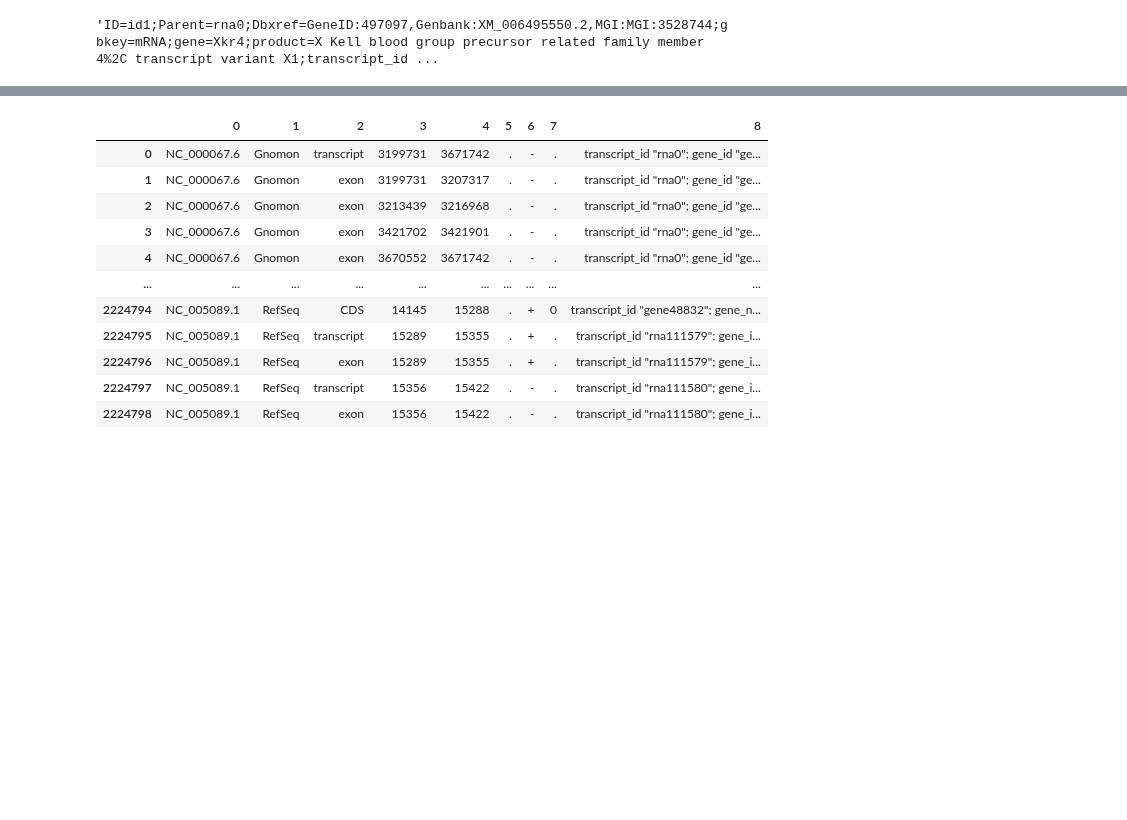
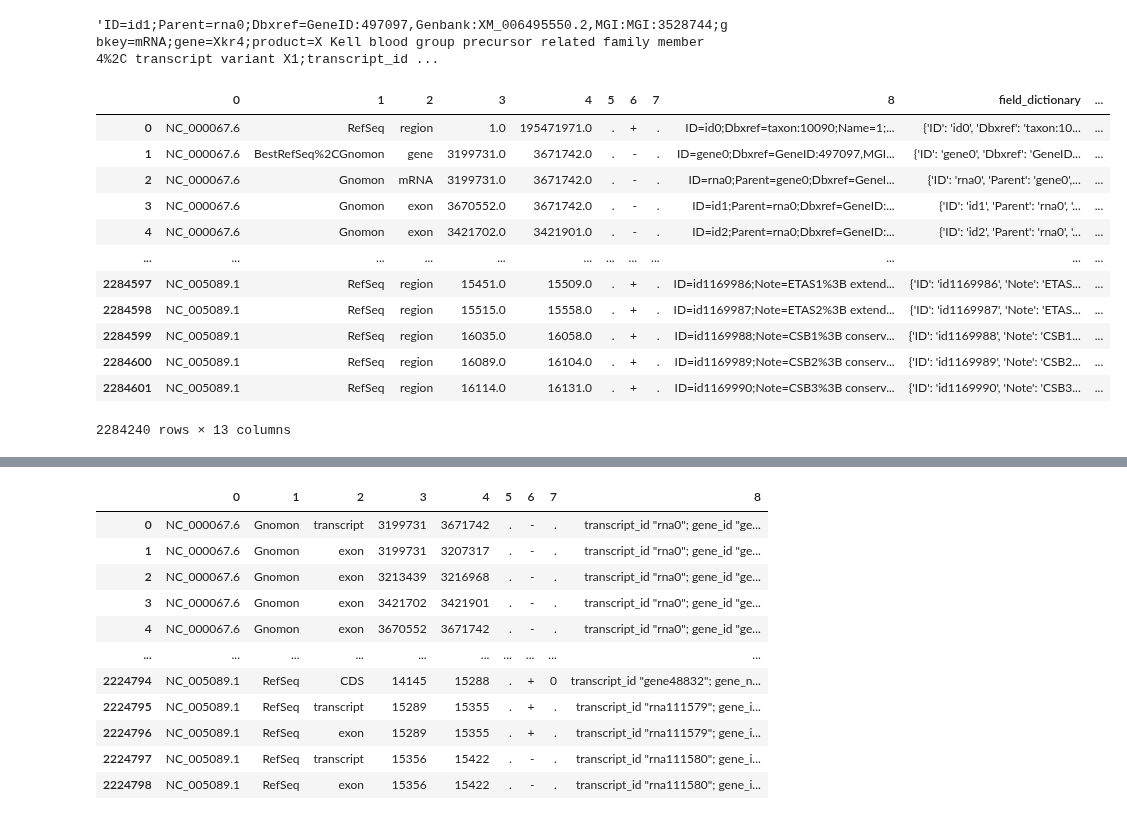
Before and after one commit to Arcadia-Science/glial-origins, a Jupyter notebook: notebooks/Mmus_adultbrain/1_Mmus_adultbrain_downloading.ipynb, the cells around one changed output, grey strips where cells are left out. Drawn from its saved outputs; the diff is of its cells as text; code cells hidden in the pictures; blank space fills up the shorter version.

```diff
--- a/notebooks/Mmus_adultbrain/1_Mmus_adultbrain_downloading.ipynb
+++ b/notebooks/Mmus_adultbrain/1_Mmus_adultbrain_downloading.ipynb
@@ -65,7 +65,7 @@ species_SampleDict = SampleDict(species, conditions, output_folder)
 
 genome_fasta = GenomeFastaFile(
     filename = '',
-    SampleDict = species_SampleDict,
+    sampledict = species_SampleDict,
     version = genome_version,
     url = genome_fasta_url,
     protocol = protocol
@@ -73,7 +73,7 @@ genome_fasta = GenomeFastaFile(
 
 annot = GenomeGffFile(
     filename = '',
-    SampleDict = species_SampleDict,
+    sampledict = species_SampleDict,
     GenomeFastaFile = genome_fasta,
     url = annot_url,
     protocol = protocol
@@ -81,7 +81,7 @@ annot = GenomeGffFile(
 
 gxc = GxcFile(
     filename = '',
-    SampleDict = species_SampleDict,
+    sampledict = species_SampleDict,
     GenomeFastaFile = genome_fasta,
     GenomeAnnotFile = annot,
     url = gxc_url,
@@ -167,3 +167,28 @@ display(models[attributes_column][3])
 | 2284602 | ### | NaN | NaN | NaN | NaN | NaN | NaN | NaN | NaN |
 2284603 rows × 9 columns
 'ID=id1;Parent=rna0;Dbxref=GeneID:497097,Genbank:XM_006495550.2,MGI:MGI:3528744;gbkey=mRNA;gene=Xkr4;product=X Kell blood group precursor related family member 4%2C transcript variant X1;transcript_id ...
+# %%
+# Remove any rows with NaNs
+models.dropna(inplace = True)
+
+# Extract field and database cross-ref (dbxref) information into columns
+models['field_dictionary'] = models[attributes_column].apply(convert_fields_to_dict_gff)
+models['gene_name'] = [d.get('gene') for d in models['field_dictionary']]
+models['Dbxref'] = [d.get('Dbxref') for d in models['field_dictionary']]
+models['dbxref_dict'] = models['Dbxref'].apply(convert_dbxref_to_dict)
+
+display(models)
+# %% [output]
+|  | 0 | 1 | 2 | 3 | 4 | 5 | 6 | 7 | 8 | field_dictionary | ... |
+| 0 | NC_000067.6 | RefSeq | region | 1.0 | 195471971.0 | . | + | . | ID=id0;Dbxref=taxon:10090;Name=1;... | {'ID': 'id0', 'Dbxref': 'taxon:10... | ... |
+| 1 | NC_000067.6 | BestRefSeq%2CGnomon | gene | 3199731.0 | 3671742.0 | . | - | . | ID=gene0;Dbxref=GeneID:497097,MGI... | {'ID': 'gene0', 'Dbxref': 'GeneID... | ... |
+| 2 | NC_000067.6 | Gnomon | mRNA | 3199731.0 | 3671742.0 | . | - | . | ID=rna0;Parent=gene0;Dbxref=GeneI... | {'ID': 'rna0', 'Parent': 'gene0',... | ... |
+| 3 | NC_000067.6 | Gnomon | exon | 3670552.0 | 3671742.0 | . | - | . | ID=id1;Parent=rna0;Dbxref=GeneID:... | {'ID': 'id1', 'Parent': 'rna0', '... | ... |
+| 4 | NC_000067.6 | Gnomon | exon | 3421702.0 | 3421901.0 | . | - | . | ID=id2;Parent=rna0;Dbxref=GeneID:... | {'ID': 'id2', 'Parent': 'rna0', '... | ... |
+| ... | ... | ... | ... | ... | ... | ... | ... | ... | ... | ... | ... |
+| 2284597 | NC_005089.1 | RefSeq | region | 15451.0 | 15509.0 | . | + | . | ID=id1169986;Note=ETAS1%3B extend... | {'ID': 'id1169986', 'Note': 'ETAS... | ... |
+| 2284598 | NC_005089.1 | RefSeq | region | 15515.0 | 15558.0 | . | + | . | ID=id1169987;Note=ETAS2%3B extend... | {'ID': 'id1169987', 'Note': 'ETAS... | ... |
+| 2284599 | NC_005089.1 | RefSeq | region | 16035.0 | 16058.0 | . | + | . | ID=id1169988;Note=CSB1%3B conserv... | {'ID': 'id1169988', 'Note': 'CSB1... | ... |
+| 2284600 | NC_005089.1 | RefSeq | region | 16089.0 | 16104.0 | . | + | . | ID=id1169989;Note=CSB2%3B conserv... | {'ID': 'id1169989', 'Note': 'CSB2... | ... |
+| 2284601 | NC_005089.1 | RefSeq | region | 16114.0 | 16131.0 | . | + | . | ID=id1169990;Note=CSB3%3B conserv... | {'ID': 'id1169990', 'Note': 'CSB3... | ... |
+2284240 rows × 13 columns
```
Also changed, not shown: parts of 21 cells of this notebook, 5 other files.
